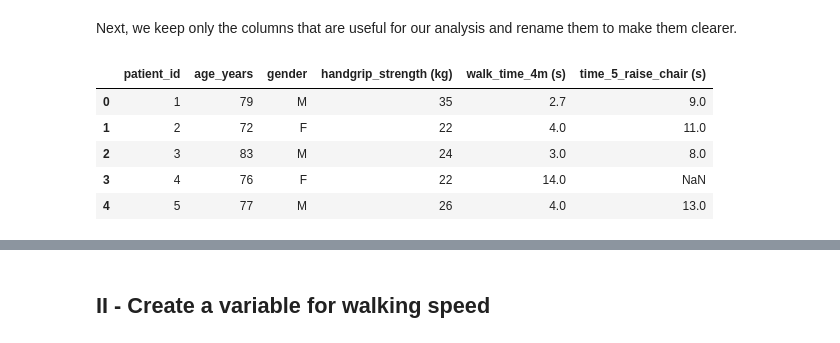
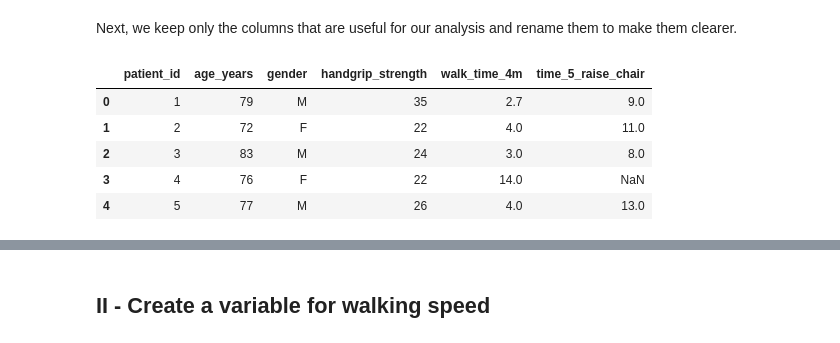
Before and after one commit to inesvincent/Project_R_Python_M2_REHAB, a Jupyter notebook: main.ipynb, the cells around one changed output, grey strips where cells are left out. Drawn from its saved outputs; the diff is of its cells as text; code cells hidden in the pictures.

```diff
--- a/main.ipynb
+++ b/main.ipynb
@@ -89,19 +89,19 @@ Next, we keep only the columns that are useful for our analysis and rename them
 # %%
 # Keep only useful columns (still on the working copy)
 frapid_data = frapid_data[["Patient", "age", "sexe", "handgrip", "Test4m", "Test5levers"]].copy()
 frapid_data.head()
 
 # Rename columns
 frapid_data = frapid_data.rename(columns=
         {"Patient" : "patient_id",
         "age" : "age_years",
         "sexe" : "gender",
-        "handgrip" : "handgrip_strength (kg)",
-        "Test4m" : "walk_time_4m (s)",
-        "Test5levers" : "time_5_raise_chair (s)"})
+        "handgrip" : "handgrip_strength",
+        "Test4m" : "walk_time_4m",
+        "Test5levers" : "time_5_raise_chair"})
 frapid_data.head()
 # %% [output]
-|  | patient_id | age_years | gender | handgrip_strength (kg) | walk_time_4m (s) | time_5_raise_chair (s) |
+|  | patient_id | age_years | gender | handgrip_strength | walk_time_4m | time_5_raise_chair |
 | 0 | 1 | 79 | M | 35 | 2.7 | 9.0 |
 | 1 | 2 | 72 | F | 22 | 4.0 | 11.0 |
 | 2 | 3 | 83 | M | 24 | 3.0 | 8.0 |
```
Also changed, not shown: parts of 6 cells of this notebook, 6 other files.
